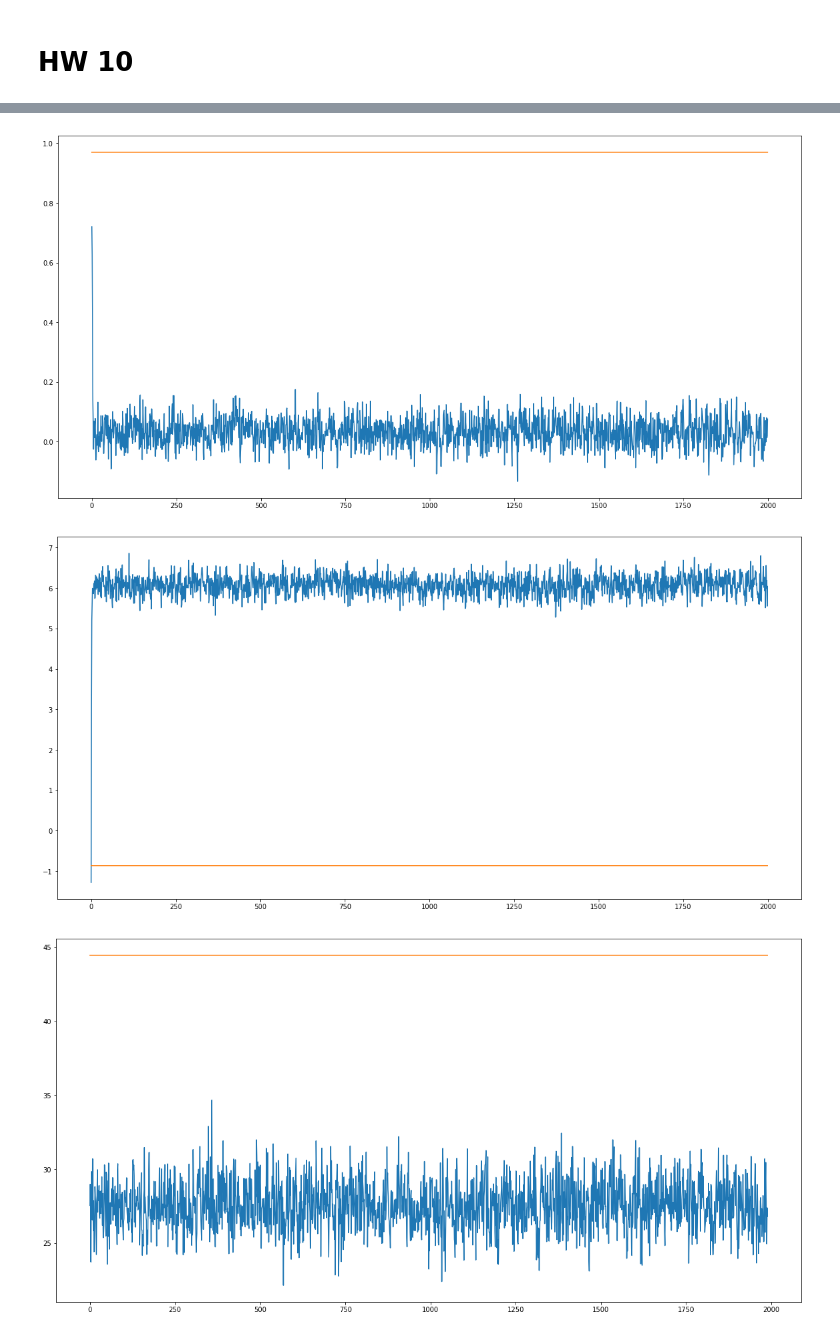
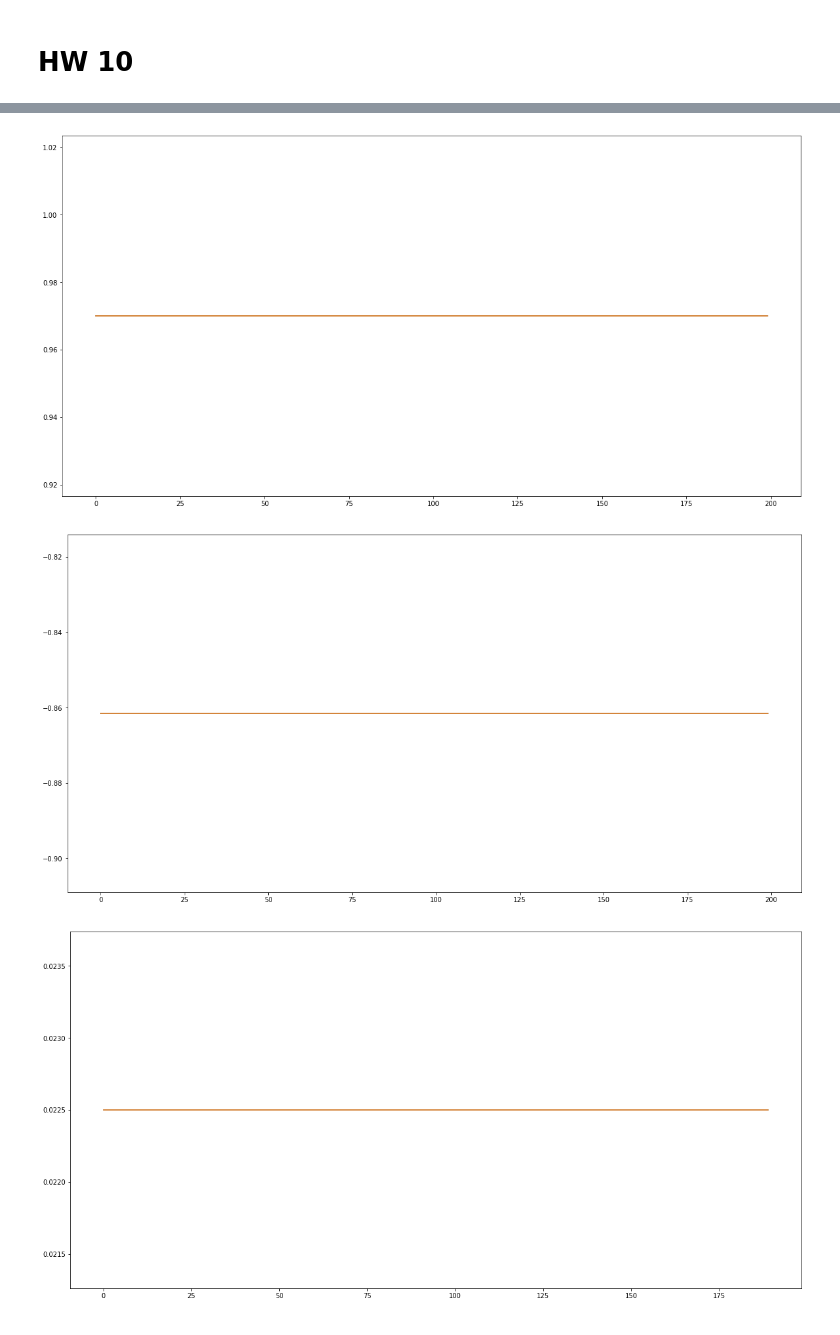
Before and after one commit to keiikegami/BayesHW9-10, a Jupyter notebook: HW8, HW9 and HW10.ipynb, the cells around one changed output, grey strips where cells are left out. Saved outputs shown, nothing was run; the diff lists cells and outputs as text; code cells hidden in the pictures.

```diff
--- a/HW8, HW9 and HW10.ipynb
+++ b/HW8, HW9 and HW10.ipynb
@@ -256,9 +256,16 @@ vmu = np.zeros(nsim)
 vsig2 = np.zeros(nsim)
 # %%
 # MCMC
+
+# こんな感じ
+dmu = 2*np.log(0.65)
+dphi = 0.97
+dsig2 = 0.15**2
+
 for i in range(nsim):
 
     # FFBS part
+    #vy_star2 = vy_star - dmu - np.array([vm_mix[j] for j in vs])
     vy_star2 = vy_star - dmu - np.array([vm_mix[j] for j in vs])
     vV = np.array([vv2_mix[j] for j in vs])
     amG = [np.array([dphi])]*nT
@@ -269,6 +276,7 @@ for i in range(nsim):
     vhstar0 = np.random.normal(vh_star[0]*dphi*dC0/(dphi**2 * dC0 + 1), np.sqrt(dsig2 * dC0/(dphi**2 * dC0 + 1)))
     vh_star = [np.array([[vhstar0]])]+vh_star
 
+    """
     # sampling phi
     # S2が小さすぎる→FFBSの部分は一回のサンプリングで良い？
     S1 = np.sum([vh_star[i]**2 for i in range(0, nT)])
@@ -293,11 +301,12 @@ for i in range(nsim):
     dmmu = (delta * dCm + dmm * eta2)/(dCm + eta2)
     dCmu = dCm * eta2 / (dCm + eta2)
     dmu = np.random.normal(loc = dmmu, scale = np.sqrt(dCmu))[0][0][0]
+    """
 
     # sampling latent
     vy_star2 = vy_star - dmu - np.array([vm_mix[j] for j in vs])
     for t in range(1, nT):
-        vp = [vp_mix[k] * np.exp(-(vy_star2[t] - vh_star[t])**2/(2 * vv2_mix[k])) for k in range(nK)]
+        vp = [vp_mix[k] * np.exp(-(vy_star2[t] - vh_star[t])**2/(2 * vv2_mix[k])) / (np.sqrt(2*np.pi)*vv2_mix[k]) for k in range(nK)]
         newvp = [p[0]/sum(vp)[0] for p in vp]
         vs[t] = np.random.choice(len(newvp), 1, p=newvp)
 
@@ -334,7 +324,7 @@ plt.plot(vphi)
 plt.plot(truephi)
 plt.show()
 # %% [output]
-[figure, old version]
+[figure, new version]
 # %%
 truemu = np.ones(nsim)*2*np.log(0.65)
 plt.figure(figsize=(20, 10))
@@ -342,15 +332,15 @@ plt.plot(vmu)
 plt.plot(truemu)
 plt.show()
 # %% [output]
-[figure, old version]
+[figure, new version]
 # %%
-truesig = np.ones(nsim)/0.15**2
+truesig = np.ones(nsim)*0.15**2
 plt.figure(figsize=(20, 10))
 plt.plot(vsig2[10:])
 plt.plot(truesig[10:])
 plt.show()
 # %% [output]
-[figure, old version]
+[figure, new version]
 # %%
 df = pd.read_csv("sv_truevol10.csv")
 truevol = df.values[0][1:]
```
Also changed, not shown: parts of 3 cells of this notebook, 1 other file.
